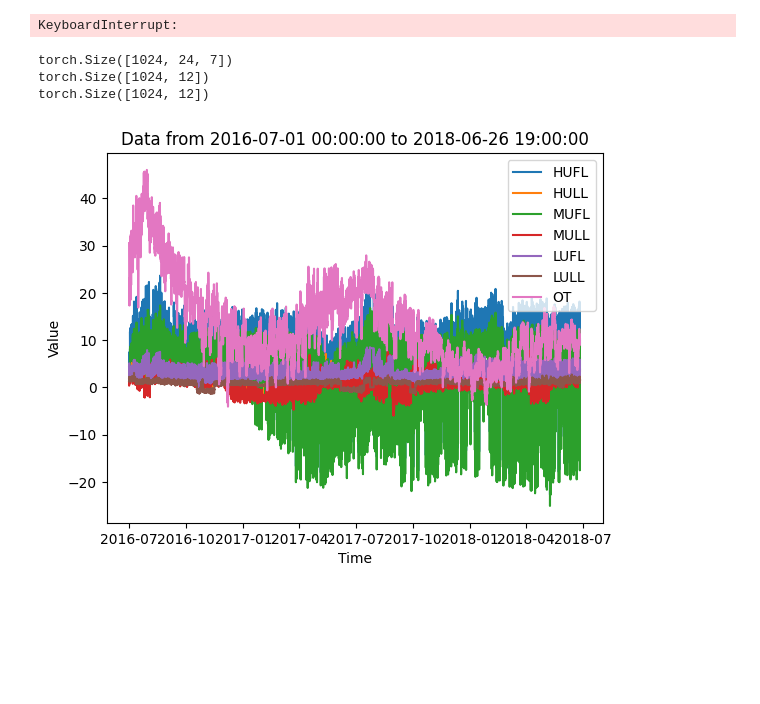
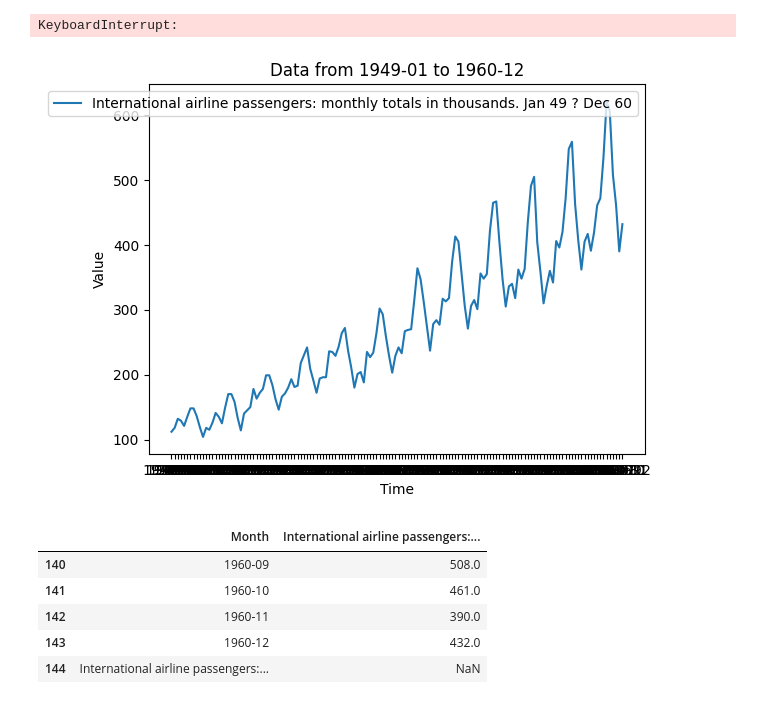
Before and after one commit to ginofft/TimeSeriesAnalysis, a Jupyter notebook: playground.ipynb, the cells around one changed output. Saved outputs shown, nothing was run; the diff lists cells and outputs as text; code cells hidden in the pictures; blank space fills up the shorter version.

Commit message:
fix dataset

```diff
--- a/playground.ipynb
+++ b/playground.ipynb
@@ -1,8 +0,0 @@
-# %%
-import pandas as pd
-
-test_df = pd.read_csv('data/ETTh1/test.csv')
-input_field = ['HUFL', 'HULL', 'MUFL', 'MULL', 'LUFL', 'LULL']
-output_field = ['OT']
-for col in output_field:
-    test_df[col+'_pred'] = pd.Series()
@@ -76,48 +59,33 @@ Epoch 3 completed:
 Train loss: 0.3948
 Validation loss: 0.1428
 KeyboardInterrupt:
-# %%
-from torch.utils.data import DataLoader
-dataloader = DataLoader(train_dataset,
-                        batch_size = 1024,
-                        num_workers = 2,
-                        shuffle = True,
-                        pin_memory = True)
-n_batches = len(dataloader)
-for batch_id, (input, target) in enumerate(dataloader, 1):
-    print(input.shape)
-    print(target.flatten(start_dim=1).shape)
-    print(model(input).shape)
-    break
-# %% [output]
-torch.Size([1024, 24, 7])
-torch.Size([1024, 12])
-torch.Size([1024, 12])
 # %%
 import pandas as pd
 import matplotlib.pyplot as plt
 
+df = pd.read_csv('data/airline/airline.csv')
+
 def plot_csv_by_time(csv_path, start_time, end_time):
     # Load CSV file into a pandas dataframe
-    df = pd.read_csv(csv_path, parse_dates=['date'], index_col=['date'])
+    df = pd.read_csv(csv_path, index_col=['Month'])
 
     # Select rows within the specified time range
     df = df.loc[start_time:end_time]
 
     # Generate a line plot for each column in the dataframe
     for col in df.columns:
         plt.plot(df.index, df[col], label=col)
 
     # Set plot title and axis labels
     plt.title(f"Data from {start_time} to {end_time}")
     plt.xlabel("Time")
     plt.ylabel("Value")
 
     # Display legend and show plot
     plt.legend()
     plt.show()
 
 
-plot_csv_by_time('data/ETTh1/ETTh1.csv', '2016-07-01 00:00:00', '2018-06-26 19:00:00')
+plot_csv_by_time('data/airline/airline.csv', '1949-01', '1960-12')
 # %% [output]
-[figure, old version]
+[figure, new version]
@@ -123,0 +97,9 @@ plot_csv_by_time('data/ETTh1/ETTh1.csv', '2016-07-01 00:00:00', '2018-06-26 19:0
+# %%
+df.tail()
+# %% [output]
+|  | Month | International airline passengers:... |
+| 140 | 1960-09 | 508.0 |
+| 141 | 1960-10 | 461.0 |
+| 142 | 1960-11 | 390.0 |
+| 143 | 1960-12 | 432.0 |
+| 144 | International airline passengers:... | NaN |
```
Also changed, not shown: parts of 2 cells of this notebook, 1 other file.
